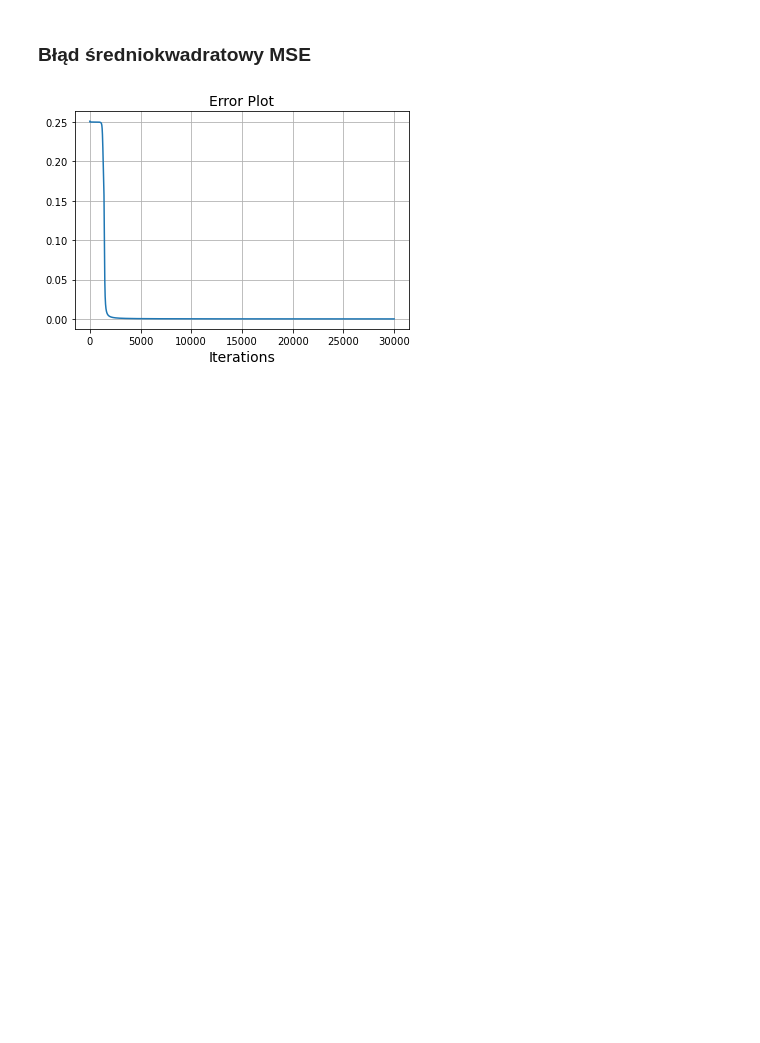
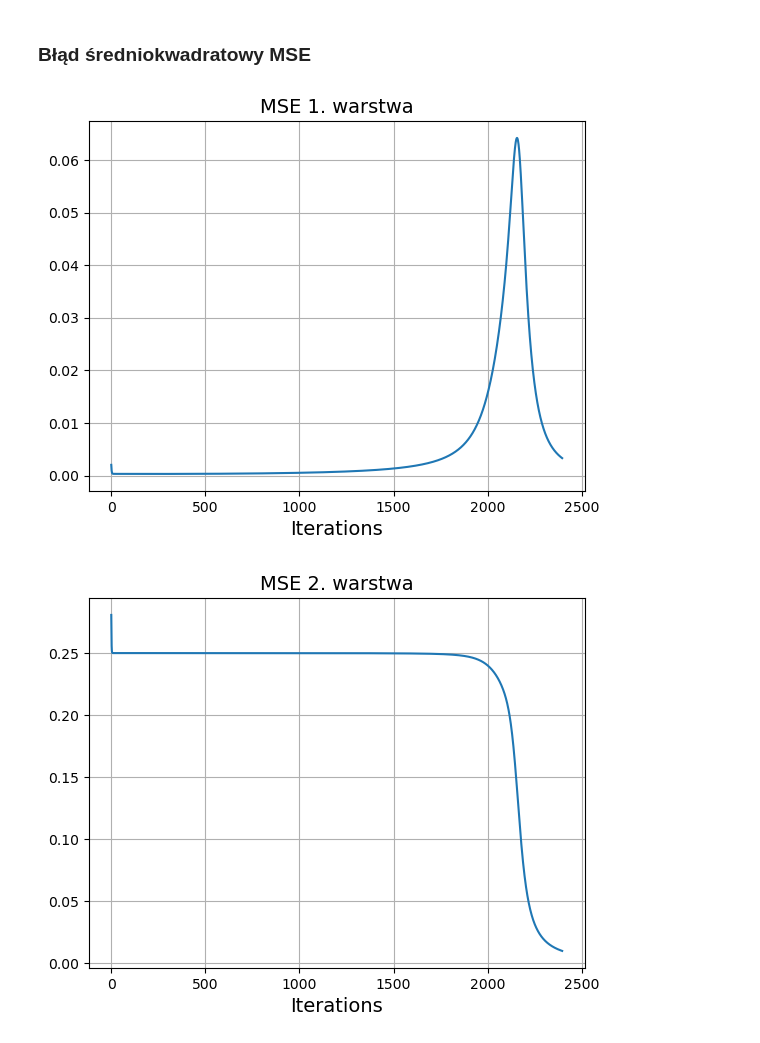
Before and after one commit to qert6g35/ML_xor, a Jupyter notebook: neutral-network-for-xor-problem.ipynb, the cells around one changed output. Drawn from its saved outputs; the diff is of its cells as text; code cells hidden in the pictures; blank space fills up the shorter version.

Commit message:
MSE dla obu warstw, wykresy wag

```diff
--- a/neutral-network-for-xor-problem.ipynb
+++ b/neutral-network-for-xor-problem.ipynb
@@ -130,15 +130,19 @@ def backward_prop(A1, A2, W1, W2, X, Y, lr):
     dA2 = Y - A2 # Pochodna będu MSE
     dZ2 = dA2 * sigmoid_prime(A2)
 
-    dA1 = dZ2.dot(W2.T)
-    dZ1 = dA1 * sigmoid_prime(A1)
+    dA1 = dZ2.dot(W2.T) # błąd 1. warstwy (ukrytej)
+    dZ1 = dA1 * sigmoid_prime(A1) # błąd neuronów w 1. warstwie (ukrytej)
 
+    return dA2, dZ2, dA1, dZ1
+
+def calculate_corrections(X, A1, dZ1, dZ2, lr):
     dW1 = lr * X.T.dot(dZ1)
     db1 = lr * np.sum(dZ1,axis=0,keepdims=True)
+
     dW2 = lr * A1.T.dot(dZ2)
     db2 = lr * np.sum(dZ2,axis=0,keepdims=True)
 
-    return dW1, db1, dW2, db2
+    return dW1, db1, dW2, db2,
 # %%
 # zwraca błąd klasyfikacji
 def classification_error(Y,A2):
@@ -178,5 +200,5 @@ def gradient_descent(X, Y, lr, iterations, logs = True, batch_size = 2):
 # %%
 X, Y = data_generator(random = False, is_shuffle = False)
-W1, b1, W2, b2, CE, MSE, SE = gradient_descent(X, Y, 1, 30000, logs = False)
+W1, b1, W2, b2, CE, MSE1, MSE2, Ws1, bs1, Ws2, bs2 = gradient_descent(X, Y, 1, 30000, logs = False)
 # %% [output]
 Final Predictions
@@ -197,12 +219,21 @@ plt.show()
 # %% [markdown]
 ### Błąd średniokwadratowy MSE
 # %%
-plt.plot(MSE)
+plt.plot(MSE1)
 
 plt.xlabel('Iterations')
 plt.ylabel('')
-plt.title('Error Plot')
+plt.title('MSE 1. warstwa')
 plt.grid(True)
 plt.show()
+
+plt.plot(MSE2)
+
+plt.xlabel('Iterations')
+plt.ylabel('')
+plt.title('MSE 2. warstwa')
+plt.grid(True)
+plt.show()
 # %% [output]
-[figure, old version]
+[figure, new version]
+[figure, added]
```
Also changed, not shown: parts of 7 cells of this notebook.
